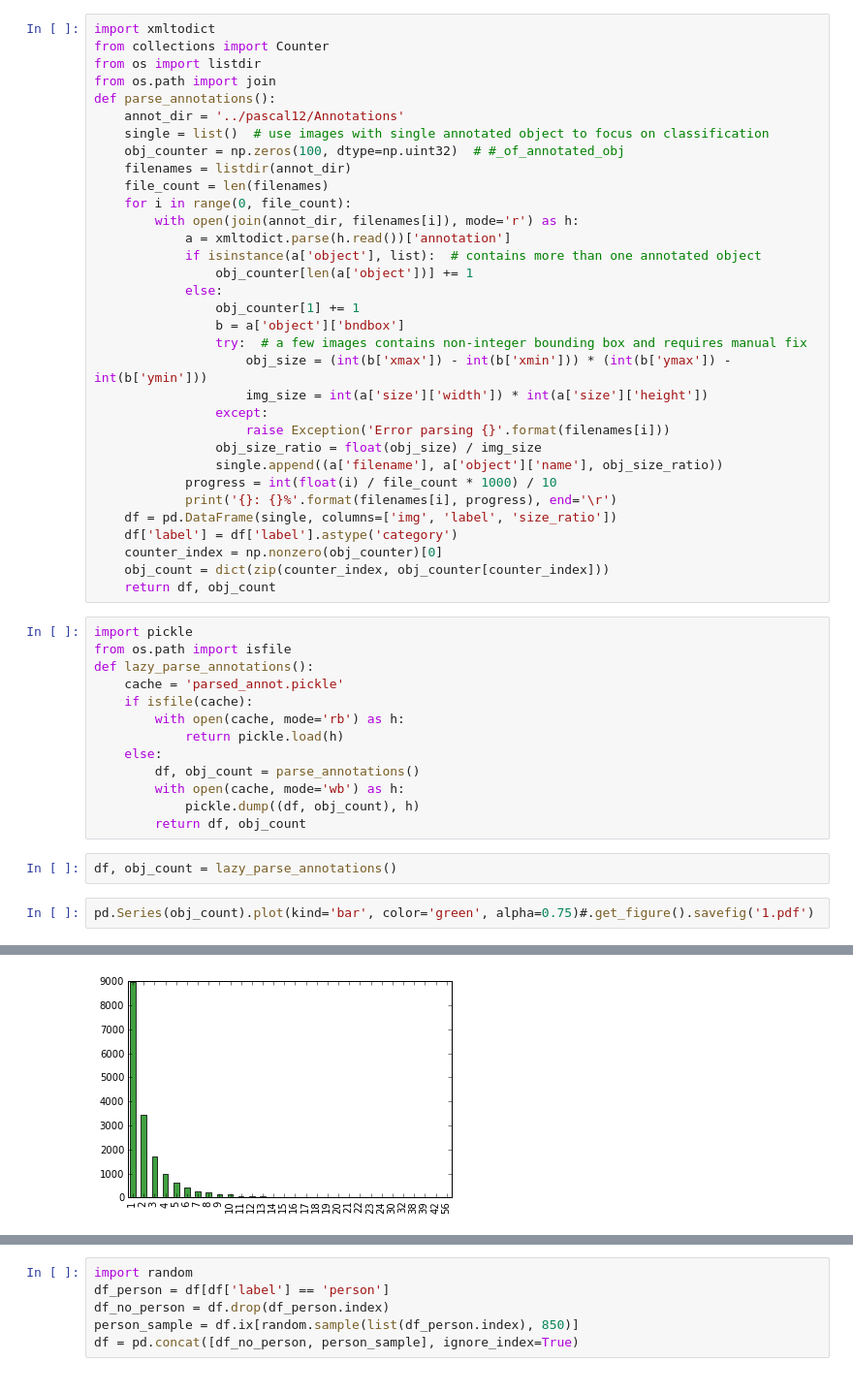
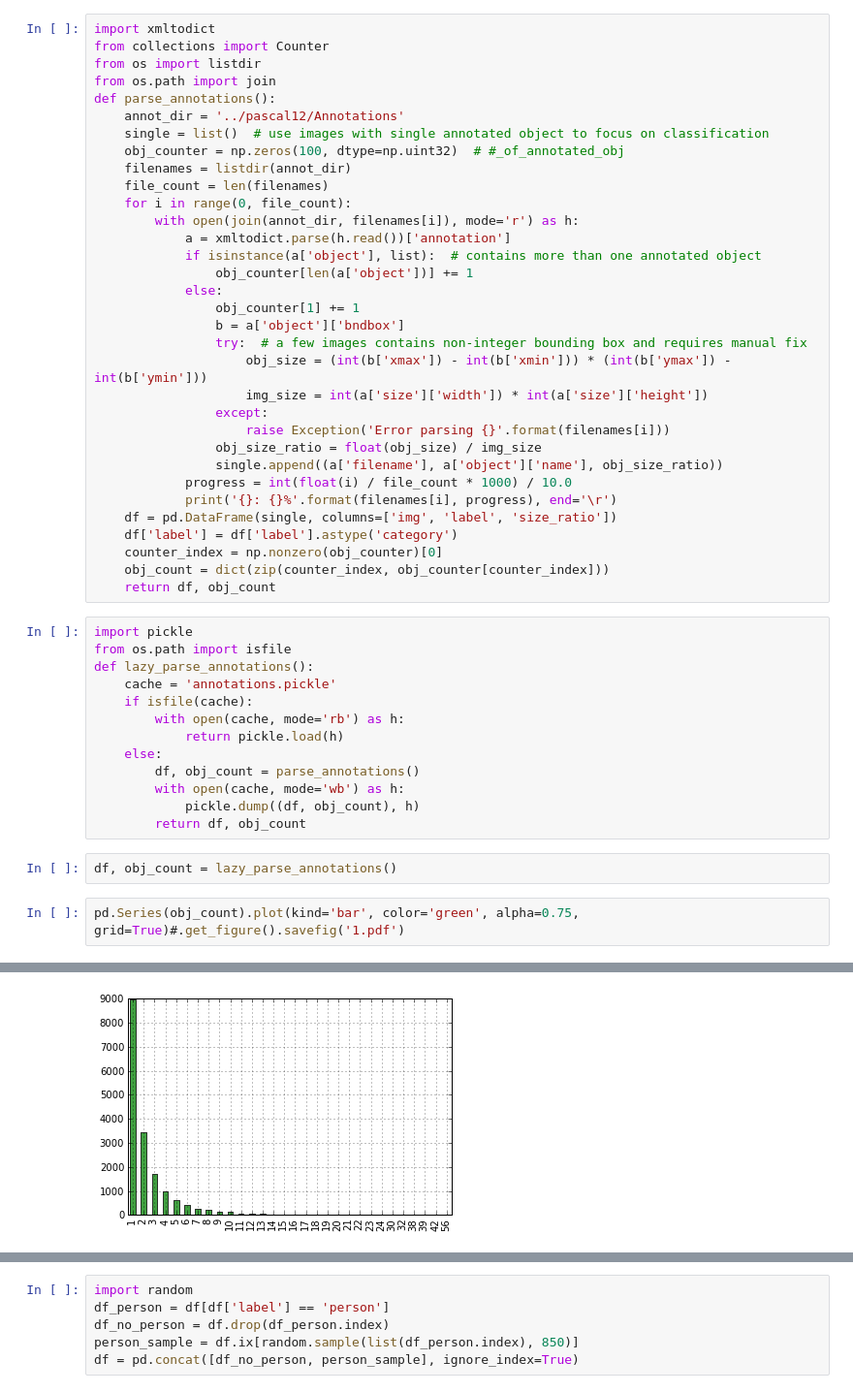
Before and after one commit to liboyin/iucg, a Jupyter notebook: preprocess.ipynb, the cells around one changed output, grey strips where cells are left out. Shown at 97% size. Saved outputs shown, nothing was run; the diff lists cells and outputs as text.

```diff
--- a/preprocess.ipynb
+++ b/preprocess.ipynb
@@ -31,7 +31,7 @@ def parse_annotations():
                     raise Exception('Error parsing {}'.format(filenames[i]))
                 obj_size_ratio = float(obj_size) / img_size
                 single.append((a['filename'], a['object']['name'], obj_size_ratio))
-            progress = int(float(i) / file_count * 1000) / 10
+            progress = int(float(i) / file_count * 1000) / 10.0
             print('{}: {}%'.format(filenames[i], progress), end='\r')
     df = pd.DataFrame(single, columns=['img', 'label', 'size_ratio'])
     df['label'] = df['label'].astype('category')
@@ -42,7 +42,7 @@ def parse_annotations():
 import pickle
 from os.path import isfile
 def lazy_parse_annotations():
-    cache = 'parsed_annot.pickle'
+    cache = 'annotations.pickle'
     if isfile(cache):
         with open(cache, mode='rb') as h:
             return pickle.load(h)
@@ -54,7 +54,7 @@ def lazy_parse_annotations():
 # %%
 df, obj_count = lazy_parse_annotations()
 # %%
-pd.Series(obj_count).plot(kind='bar', color='green', alpha=0.75)#.get_figure().savefig('1.pdf')
+pd.Series(obj_count).plot(kind='bar', color='green', alpha=0.75, grid=True)#.get_figure().savefig('1.pdf')
 # %% [output]
 <matplotlib.axes._subplots.AxesSubplot at 0x...>
-[figure, old version]
+[figure, new version]
```
Also changed, not shown: parts of 7 cells of this notebook, 2 other files.
